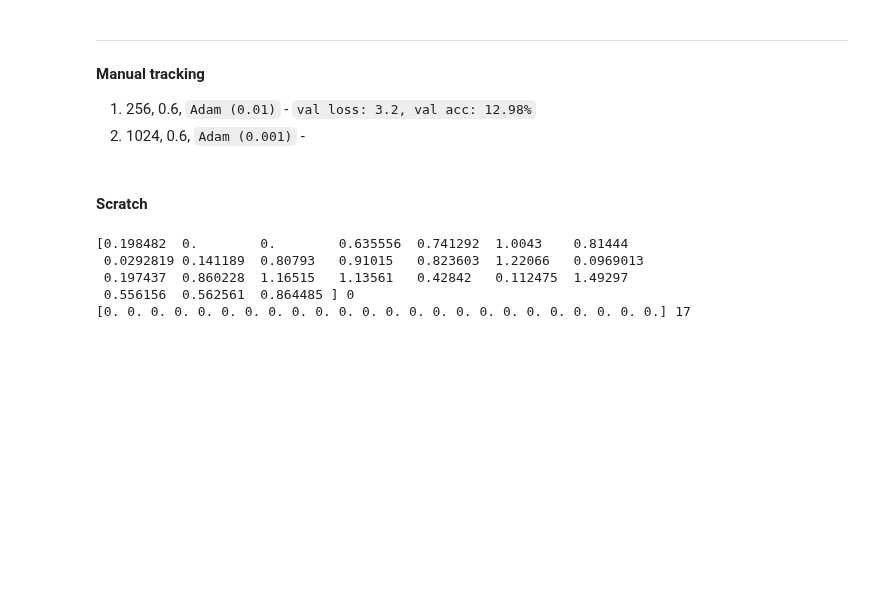
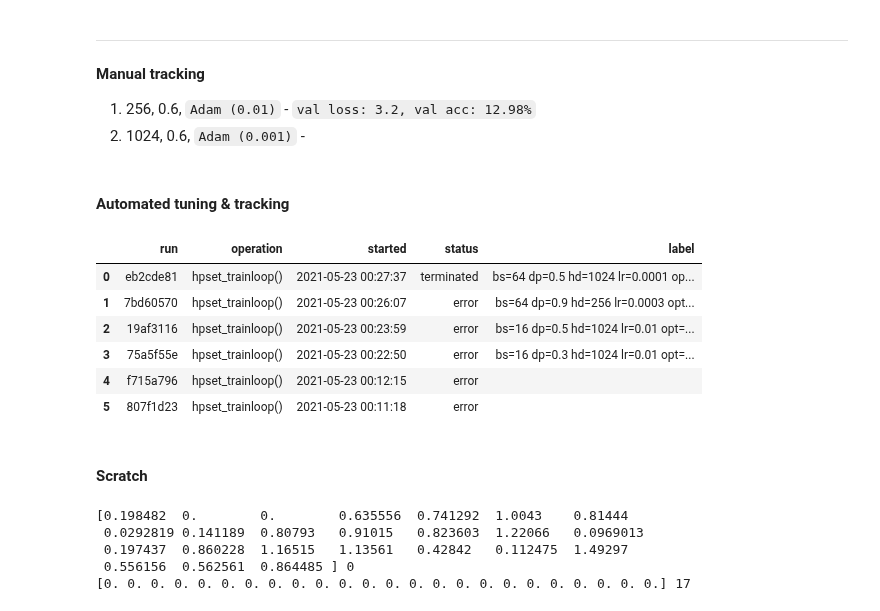
Before and after one commit to cjbayron/autochord, a Jupyter notebook: train.ipynb, the cells around one changed output. Cells and saved outputs as stored; diff of their text form; code cells hidden in the pictures; blank space fills up the shorter version.

Commit message:
add hyperparameter tuning code

```diff
--- a/train.ipynb
+++ b/train.ipynb
@@ -334,3 +338,26 @@ train_loop(ds)
 
 1. 256, 0.6, `Adam (0.01)` - `val loss: 3.2, val acc: 12.98%`
 2. 1024, 0.6, `Adam (0.001)` -
+# %% [markdown]
+#### Automated tuning & tracking
+# %%
+from IPython.display import display
+
+GUILD_HOME = 'guild-env/test '# "guild-env-colab/simple-chroma"
+DELETE_RUNS_ON_INIT = False
+import guild.ipy as guild
+guild.set_guild_home(GUILD_HOME)
+
+if DELETE_RUNS_ON_INIT:
+    deleted = guild.runs().delete(permanent=True)
+    print("Deleted %i run(s)" % len(deleted))
+else:
+    display(guild.runs())
+# %% [output]
+|  | run | operation | started | status | label |
+| 0 | eb2cde81 | hpset_trainloop() | 2021-05-23 00:27:37 | terminated | bs=64 dp=0.5 hd=1024 lr=0.0001 op... |
+| 1 | 7bd60570 | hpset_trainloop() | 2021-05-23 00:26:07 | error | bs=64 dp=0.9 hd=256 lr=0.0003 opt... |
+| 2 | 19af3116 | hpset_trainloop() | 2021-05-23 00:23:59 | error | bs=16 dp=0.5 hd=1024 lr=0.01 opt=... |
+| 3 | 75a5f55e | hpset_trainloop() | 2021-05-23 00:22:50 | error | bs=16 dp=0.3 hd=1024 lr=0.01 opt=... |
+| 4 | f715a796 | hpset_trainloop() | 2021-05-23 00:12:15 | error |  |
+| 5 | 807f1d23 | hpset_trainloop() | 2021-05-23 00:11:18 | error |  |
```
Also changed, not shown: parts of 4 cells of this notebook, 1 other file.
